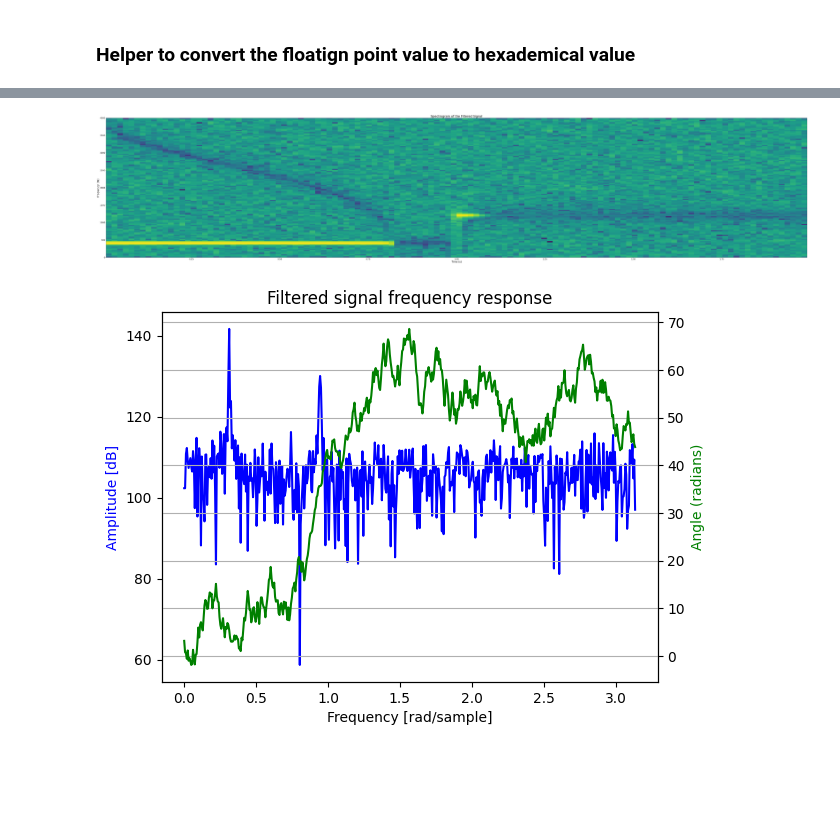
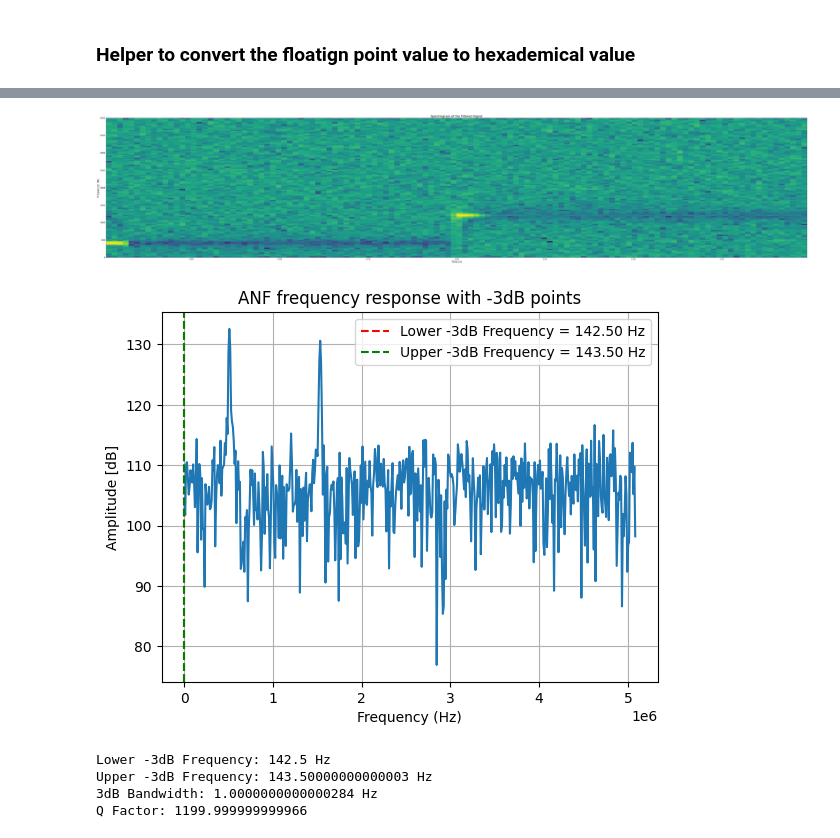
Before and after one commit to yewentai/Real-time-2nd-order-Adaptive-Notch-Filter-design, a Jupyter notebook: evaluate.ipynb, the cells around one changed output, grey strips where cells are left out. Saved outputs shown, nothing was run; the diff lists cells and outputs as text; code cells hidden in the pictures; blank space fills up the shorter version.

```diff
--- a/evaluate.ipynb
+++ b/evaluate.ipynb
@@ -273,31 +273,77 @@ def reads(datapath):
         data = np.fromfile(f, dtype=np.int16)
     return data
 # %%
-anfData = reads("output.pcm")
+anfData = reads("output_real_test.pcm")
 
 # Plot a spectrogram and magnitude plot of the filtered signal
 plt.figure(figsize=(100, 20))
 plt.specgram(anfData, Fs=fs)
 plt.xlabel('Time (s)', fontsize=20)  # Set the fontsize for x-axis label
 plt.ylabel('Frequency (Hz)', fontsize=20)  # Set the fontsize for y-axis label
 plt.title('Spectrogram of the Filtered Signal', fontsize=24)  # Set the fontsize for title
 plt.tick_params(axis='both', which='major', labelsize=16)  # Set the fontsize for the tick labels on both axes
 plt.show()
 
 # plot the magnitude spectrum of the filtered signal using signal.freqz
-w_y, h_y = sp.signal.freqz(anfData)
-fig, ax1 = plt.subplots()
-ax1.set_title('Filtered signal frequency response')
-ax1.plot(w_y, 20 * np.log10(abs(h_y)), 'b')
-ax1.set_ylabel('Amplitude [dB]', color='b')
-ax1.set_xlabel('Frequency [rad/sample]')
-ax2 = ax1.twinx()
-angles_y = np.unwrap(np.angle(h_y))
-ax2.plot(w_y, angles_y, 'g')
-ax2.set_ylabel('Angle (radians)', color='g')
-ax2.grid()
-ax2.axis('tight')
+w_y, h_y = sp.signal.freqz(anfData, fs = fs)
+h_y_dB = 20 * np.log10(abs(h_y));
+# fig, ax1 = plt.subplots()
+# ax1.set_title('Filtered signal frequency response')
+# ax1.plot(w_y, h_y_dB, 'b')
+# ax1.set_ylabel('Amplitude [dB]', color='b')
+# ax1.set_xlabel('Frequency [rad/sample]')
+# ax2 = ax1.twinx()
+# angles_y = np.unwrap(np.angle(h_y))
+# ax2.plot(w_y, angles_y, 'g')
+# ax2.set_ylabel('Angle (radians)', color='g')
+# ax2.grid()
+# ax2.axis('tight')
+# plt.show()
+
+
+# Find the index of the minimum value in the response (deepest notch)
+min_index = np.argmin(h_y_dB)
+
+# Find the frequencies where the response is 3dB above the minimum
+indices_3dB = np.where(h_y_dB >= h_y_dB[min_index] + 3)[0]
+
+# Find the closest indices to the notch frequency
+lower_index = indices_3dB[indices_3dB < min_index][-1]
+upper_index = indices_3dB[indices_3dB > min_index][0]
+
+# Convert indices to real frequencies
+lower_freq = w[lower_index] * fs / (2 * np.pi)
+upper_freq = w[upper_index] * fs / (2 * np.pi)
+
+# Calculate 3dB bandwidth
+bandwidth_3dB = upper_freq - lower_freq
+
+# Assuming the center frequency is known (e.g., 400 Hz or 1200 Hz)
+center_frequency = 1200  # Adjusted to the visible notch in the provided plot
+
+# Calculate Q factor
+Q_factor = center_frequency / bandwidth_3dB
+
+# Plot frequency response with the 3dB frequencies marked
+plt.figure()
+plt.plot(w_y * fs / (2 * np.pi), h_y_dB)  # Convert w to Hz for the x-axis
+plt.axvline(x=lower_freq, color='r', linestyle='--', label=f'Lower -3dB Frequency = {lower_freq:.2f} Hz')
+plt.axvline(x=upper_freq, color='g', linestyle='--', label=f'Upper -3dB Frequency = {upper_freq:.2f} Hz')
+plt.title('ANF frequency response with -3dB points')
+plt.xlabel('Frequency (Hz)')
+plt.ylabel('Amplitude [dB]')
+plt.legend()
+plt.grid(True)
 plt.show()
+
+print("Lower -3dB Frequency:", lower_freq, "Hz")
+print("Upper -3dB Frequency:", upper_freq, "Hz")
+print("3dB Bandwidth:", bandwidth_3dB, "Hz")
+print("Q Factor:", Q_factor)
 # %% [output]
-[figure, old version]
+[figure, new version]
-[figure, old version]
+[figure, new version]
+Lower -3dB Frequency: 142.5 Hz
+Upper -3dB Frequency: 143.50000000000003 Hz
+3dB Bandwidth: 1.0000000000000284 Hz
+Q Factor: 1199.999999999966
```
Also changed, not shown: parts of 2 cells of this notebook, 26 other files.
